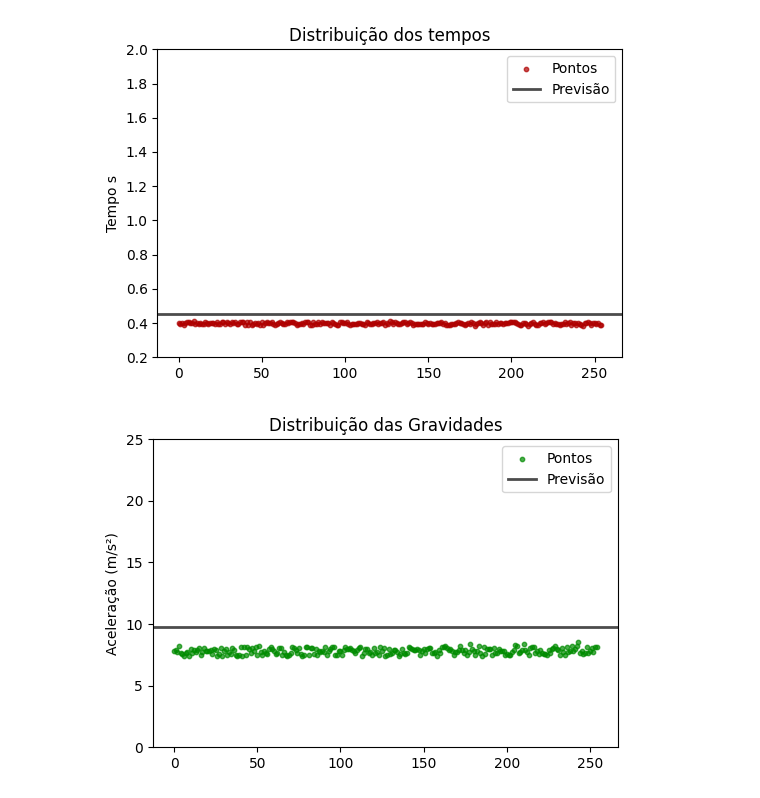
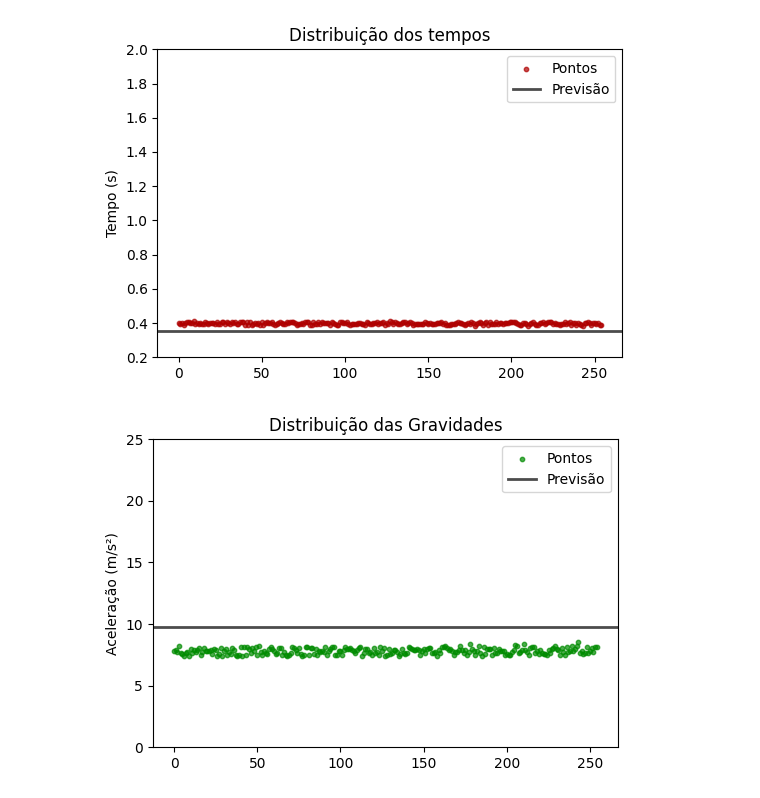
Before and after one commit to MarceloAlvesS/Histogramas, a Jupyter notebook: pratica_2/Distribuição_pontos.ipynb, the cells around one changed output. Drawn from its saved outputs; the diff is of its cells as text; code cells hidden in the pictures.

```diff
--- a/pratica_2/Distribuição_pontos.ipynb
+++ b/pratica_2/Distribuição_pontos.ipynb
@@ -23,23 +21,27 @@ url = 'https://raw.githubusercontent.com/MarceloAlvesS/Intro_Lab/refs/heads/main
 # %%
 tempo = pd.read_csv(url)['Tempo (s)'].map(lambda x: x.replace(',', '.')).to_numpy(dtype=float)
 
 plt.figure(figsize=(6, 4))
 plt.scatter(range(len(tempo)), tempo,
             s=10,      # tamanho do ponto
             alpha=0.7, # transparência
             color='#af0000')
 
-plt.axhline(0.4517, color='black', linewidth=2, label='y = 9.8', alpha=.7)
+if url == 'https://raw.githubusercontent.com/MarceloAlvesS/Intro_Lab/refs/heads/main/pratica_2/Tempos%20parte%201%20-%20Arduino%20tempo.csv':
+  previsao = 0.3556
+else:
+  previsao = 0.4517
+plt.axhline(previsao, color='black', linewidth=2, label='y = 9.8', alpha=.7)
 
 plt.ylim(0.2, 2)  # <- fixa os limites do eixo Y
 
-plt.ylabel('Tempo s')
+plt.ylabel('Tempo (s)')
 plt.title('Distribuição dos tempos')
 plt.grid(True, axis='y', linestyle='', alpha=0.5)
 plt.legend(['Pontos', 'Previsão'])
 plt.show()
 # %% [output]
-[figure, old version]
+[figure, new version]
 # %%
 aceleracao = pd.read_csv(url)['g (m/s²)'].map(lambda x: x.replace(',', '.')).to_numpy(dtype=float)
 
```
Also changed, not shown: parts of 1 cell of this notebook.
